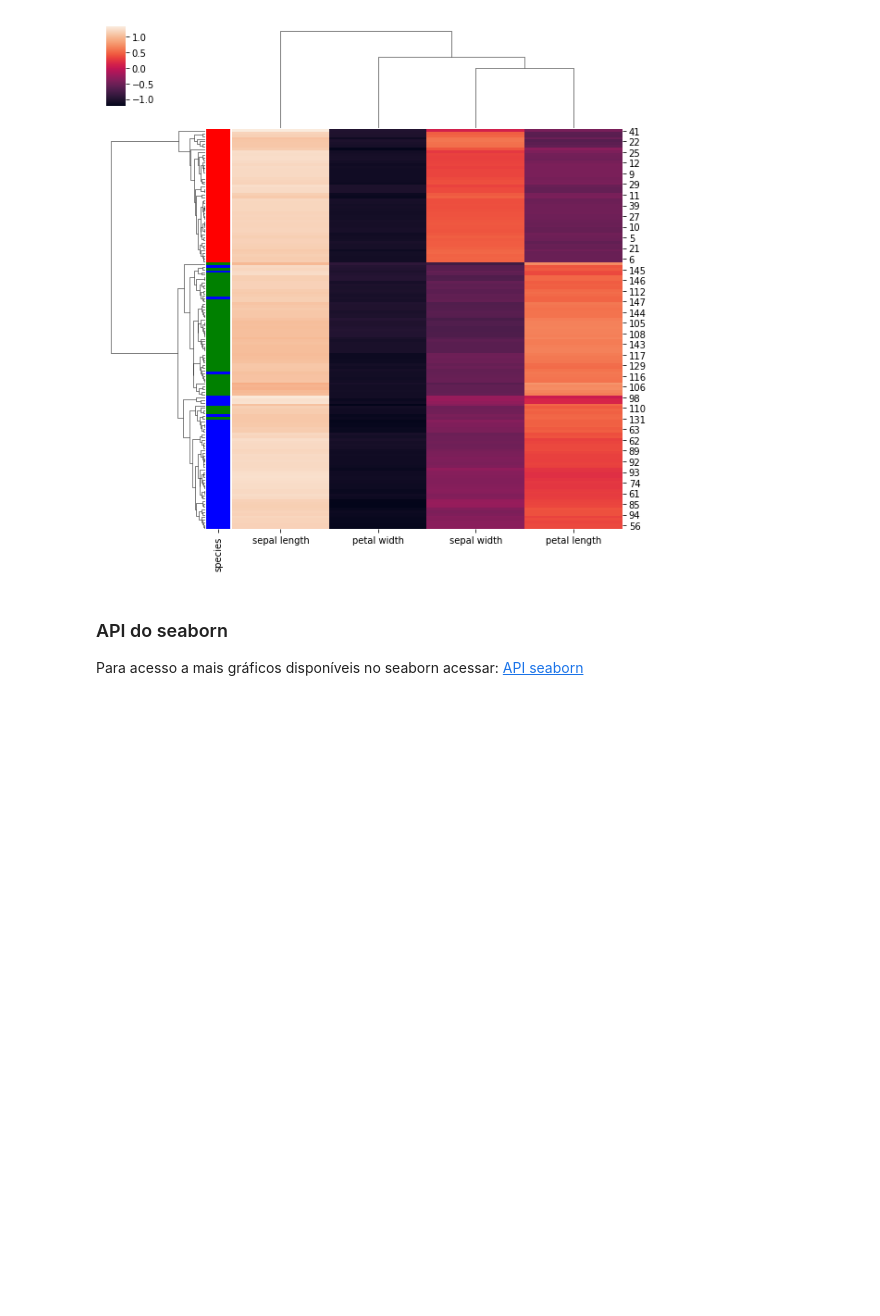
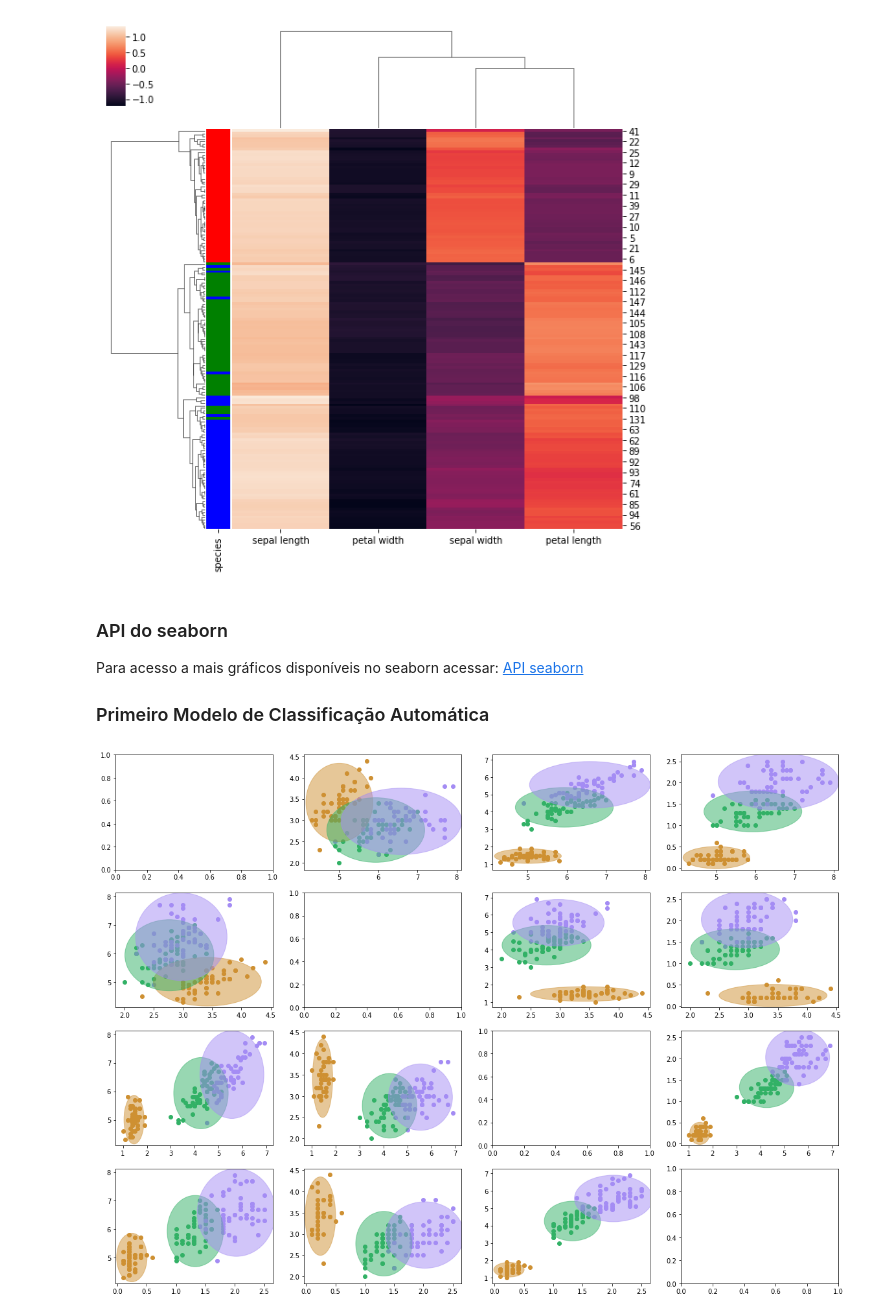
Before and after one commit to raphaelcampos/introducao-linguagens-estatisticas, a Jupyter notebook: python/aula_03/visualizacao.ipynb, the cells around one changed output. Saved outputs shown, nothing was run; the diff lists cells and outputs as text; code cells hidden in the pictures; blank space fills up the shorter version.

```diff
--- a/python/aula_03/visualizacao.ipynb
+++ b/python/aula_03/visualizacao.ipynb
@@ -201,3 +206,6 @@ sns.clustermap(iris[iris.columns[:-1]], row_colors=row_colors, z_score=0)
 ### API do seaborn
 
 Para acesso a mais gráficos disponíveis no seaborn acessar: [API seaborn](https://seaborn.pydata.org/api.html)
+
+
+### Primeiro Modelo de Classificação Automática
@@ -203,0 +247,17 @@ Para acesso a mais gráficos disponíveis no seaborn acessar: [API seaborn](http
+# %%
+from itertools import combinations
+
+combs = combinations(range(X.shape[1]), 2)
+fig, axs = plt.subplots(ncols=X.shape[1], nrows=X.shape[1], figsize=(20, 15))
+
+for f1, f2 in combs:
+
+    for i, c in enumerate(np.unique(y)):
+        mask = y == c
+        axs[f1, f2].scatter(X[mask, f1], X[mask, f2], color=colors[i])
+        axs[f2, f1].scatter(X[mask, f2], X[mask, f1], color=colors[i])
+
+    make_ellipses(means[:, [f1,f2]], variances[:,[f1,f2]], axs[f1, f2], colors)
+    make_ellipses(means[:, [f2,f1]], variances[:,[f2,f1]], axs[f2, f1], colors)
+# %% [output]
+[figure, added]
```
Also changed, not shown: parts of 3 cells of this notebook, 2 other files.
